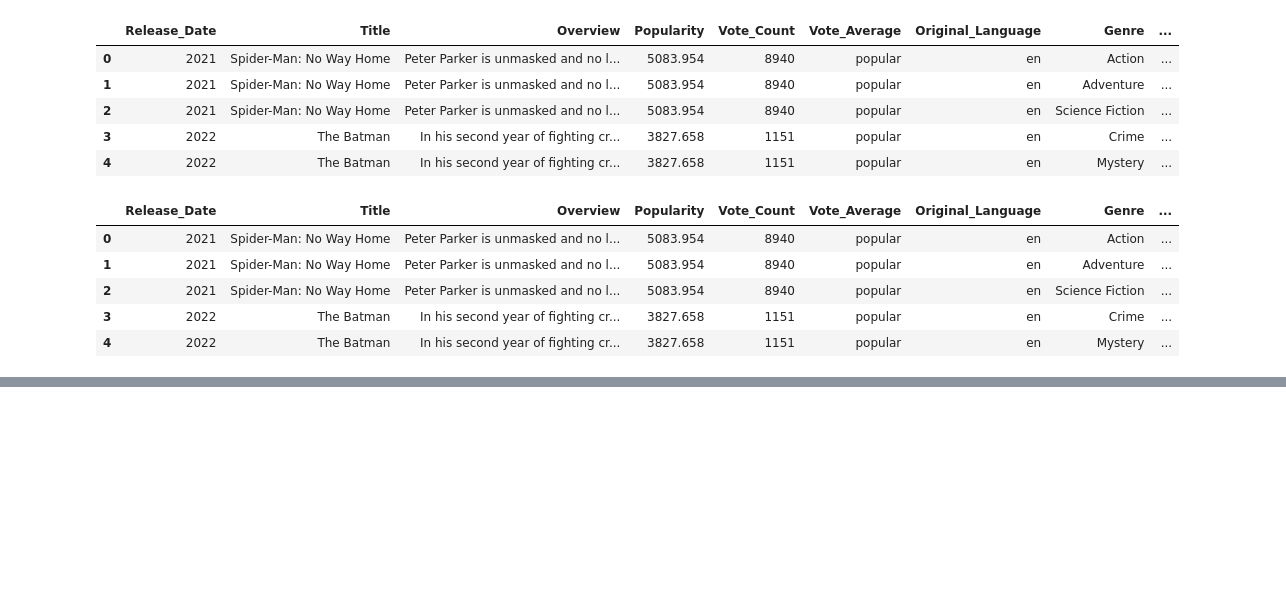
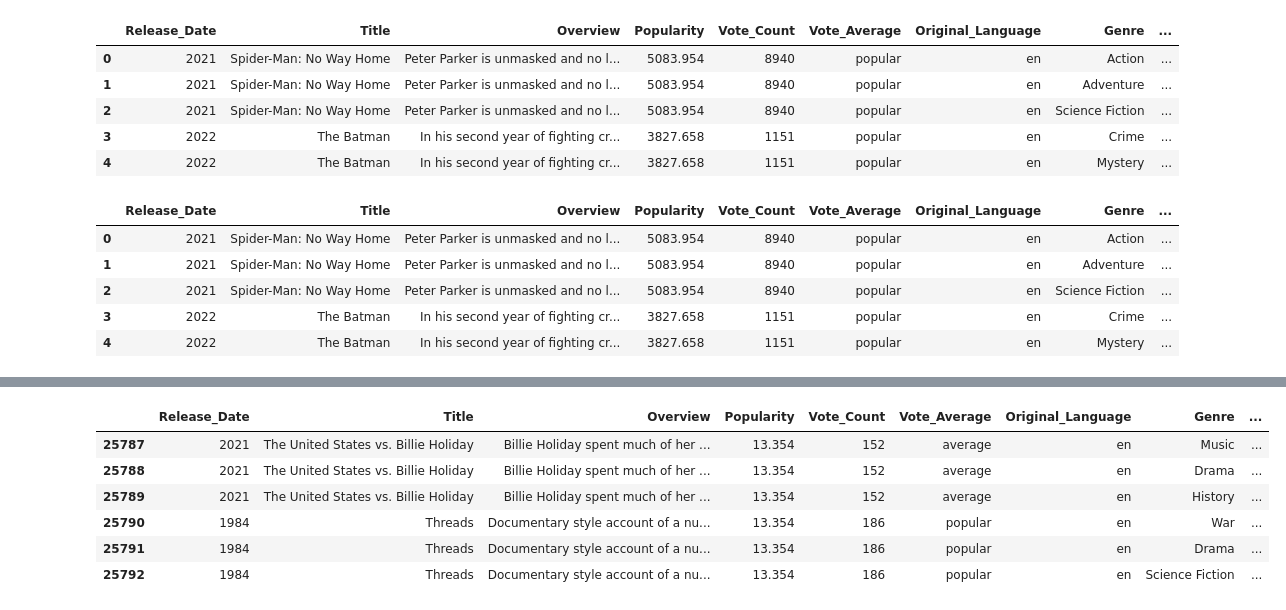
Before and after one commit to muhammadaqil-0504/Netflix-Data-Analysis, a Jupyter notebook: Netflix.ipynb, the cells around one changed output, grey strips where cells are left out. Saved outputs shown, nothing was run; the diff lists cells and outputs as text; code cells hidden in the pictures; blank space fills up the shorter version.

```diff
--- a/Netflix.ipynb
+++ b/Netflix.ipynb
@@ -118,0 +192,11 @@ df.head()
+# %%
+# checking max popularity in dataset
+df[df['Popularity'] == df['Popularity'].min()]
+# %% [output]
+|  | Release_Date | Title | Overview | Popularity | Vote_Count | Vote_Average | Original_Language | Genre | ... |
+| 25787 | 2021 | The United States vs. Billie Holiday | Billie Holiday spent much of her ... | 13.354 | 152 | average | en | Music | ... |
+| 25788 | 2021 | The United States vs. Billie Holiday | Billie Holiday spent much of her ... | 13.354 | 152 | average | en | Drama | ... |
+| 25789 | 2021 | The United States vs. Billie Holiday | Billie Holiday spent much of her ... | 13.354 | 152 | average | en | History | ... |
+| 25790 | 1984 | Threads | Documentary style account of a nu... | 13.354 | 186 | popular | en | War | ... |
+| 25791 | 1984 | Threads | Documentary style account of a nu... | 13.354 | 186 | popular | en | Drama | ... |
+| 25792 | 1984 | Threads | Documentary style account of a nu... | 13.354 | 186 | popular | en | Science Fiction | ... |
```
Also changed, not shown: parts of 8 cells of this notebook.
